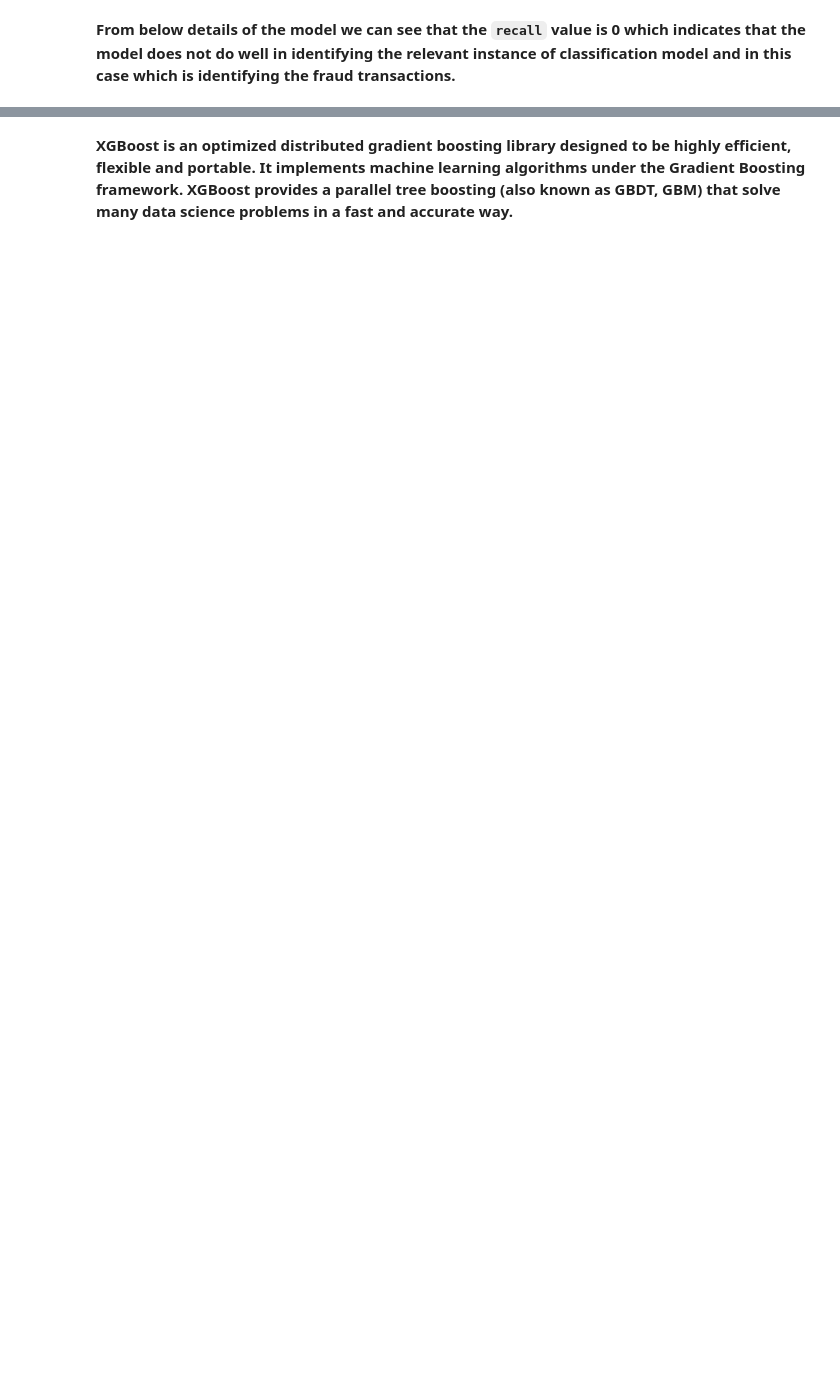
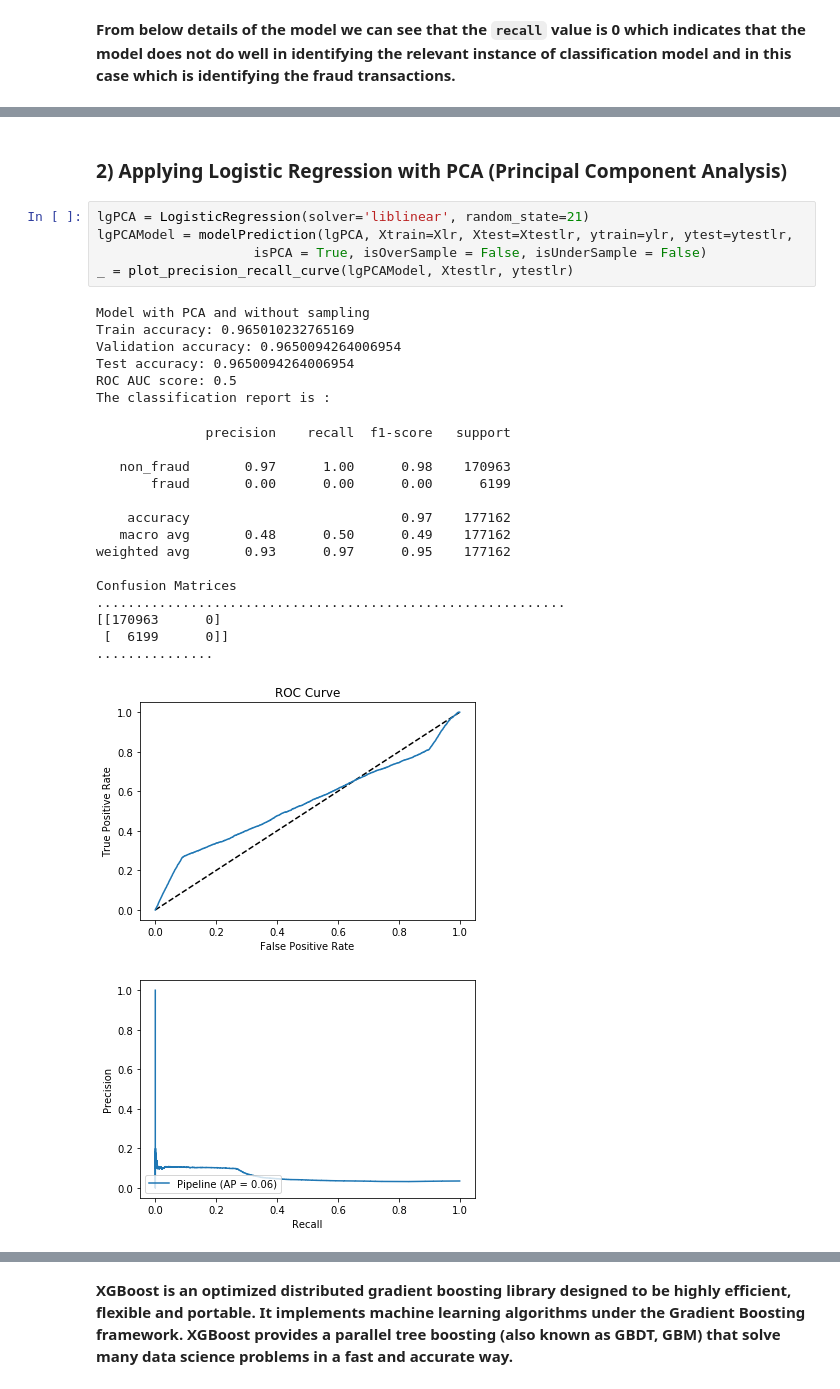
Before and after one commit to Suman-Saini/CapstoneProject_1, a Jupyter notebook: MachineLearning/MachineLearning.ipynb, the cells around one changed output, grey strips where cells are left out. Cells and saved outputs as stored; diff of their text form; blank space fills up the shorter version.

```diff
--- a/MachineLearning/MachineLearning.ipynb
+++ b/MachineLearning/MachineLearning.ipynb
@@ -449,0 +331,30 @@ The roc_auc_score is : 0.7487818114812206
+# %% [markdown]
+### 2) Applying Logistic Regression with PCA (Principal Component Analysis)
+# %%
+lgPCA = LogisticRegression(solver='liblinear', random_state=21)
+lgPCAModel = modelPrediction(lgPCA, Xtrain=Xlr, Xtest=Xtestlr, ytrain=ylr, ytest=ytestlr,
+                    isPCA = True, isOverSample = False, isUnderSample = False)
+_ = plot_precision_recall_curve(lgPCAModel, Xtestlr, ytestlr)
+# %% [output]
+Model with PCA and without sampling
+Train accuracy: 0.965010232765169
+Validation accuracy: 0.9650094264006954
+Test accuracy: 0.9650094264006954
+ROC AUC score: 0.5
+The classification report is :
+              precision    recall  f1-score   support
+
+   non_fraud       0.97      1.00      0.98    170963
+       fraud       0.00      0.00      0.00      6199
+
+    accuracy                           0.97    177162
+   macro avg       0.48      0.50      0.49    177162
+weighted avg       0.93      0.97      0.95    177162
+
+Confusion Matrices
+............................................................
+[[170963      0]
+ [  6199      0]]
+...............
+[figure, added]
+[figure, added]
```
Also changed, not shown: parts of 59 cells of this notebook.
